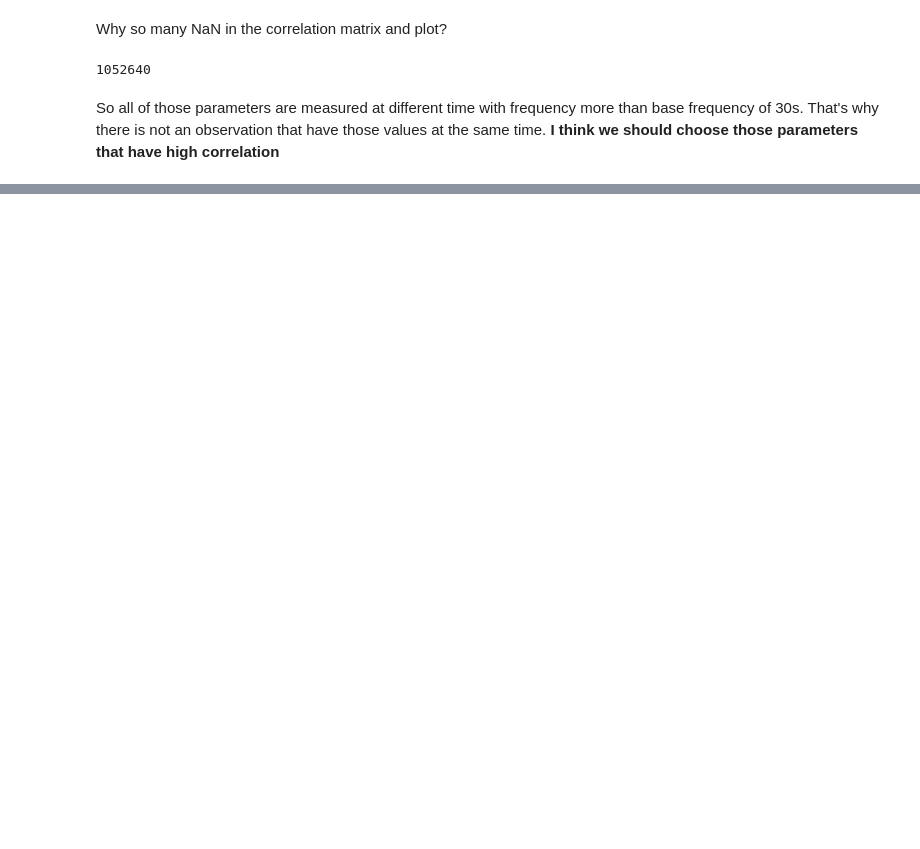
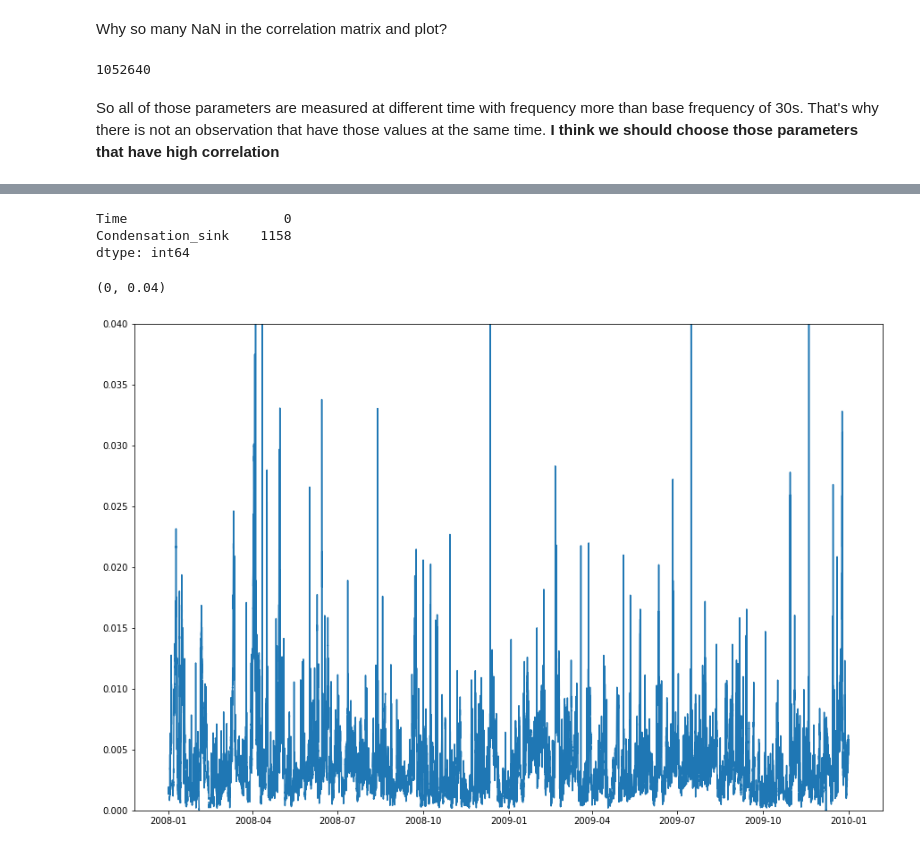
Before and after one commit to vietle94/NPF-smearII, a Jupyter notebook: Project.ipynb, the cells around one changed output, grey strips where cells are left out. Cells and saved outputs as stored; diff of their text form; code cells hidden in the pictures; blank space fills up the shorter version.

```diff
--- a/Project.ipynb
+++ b/Project.ipynb
@@ -152,0 +256,13 @@ So all of those parameters are measured at different time with frequency more th
+# %%
+condense.isna().sum()
+# %% [output]
+Time                    0
+Condensation_sink    1158
+dtype: int64
+# %%
+plt.figure(figsize = (15,10))
+plt.plot("Time", "Condensation_sink", data = condense)
+plt.ylim(0, 0.04)
+# %% [output]
+(0, 0.04)
+[figure, added]
```
Also changed, not shown: parts of 23 cells of this notebook.
